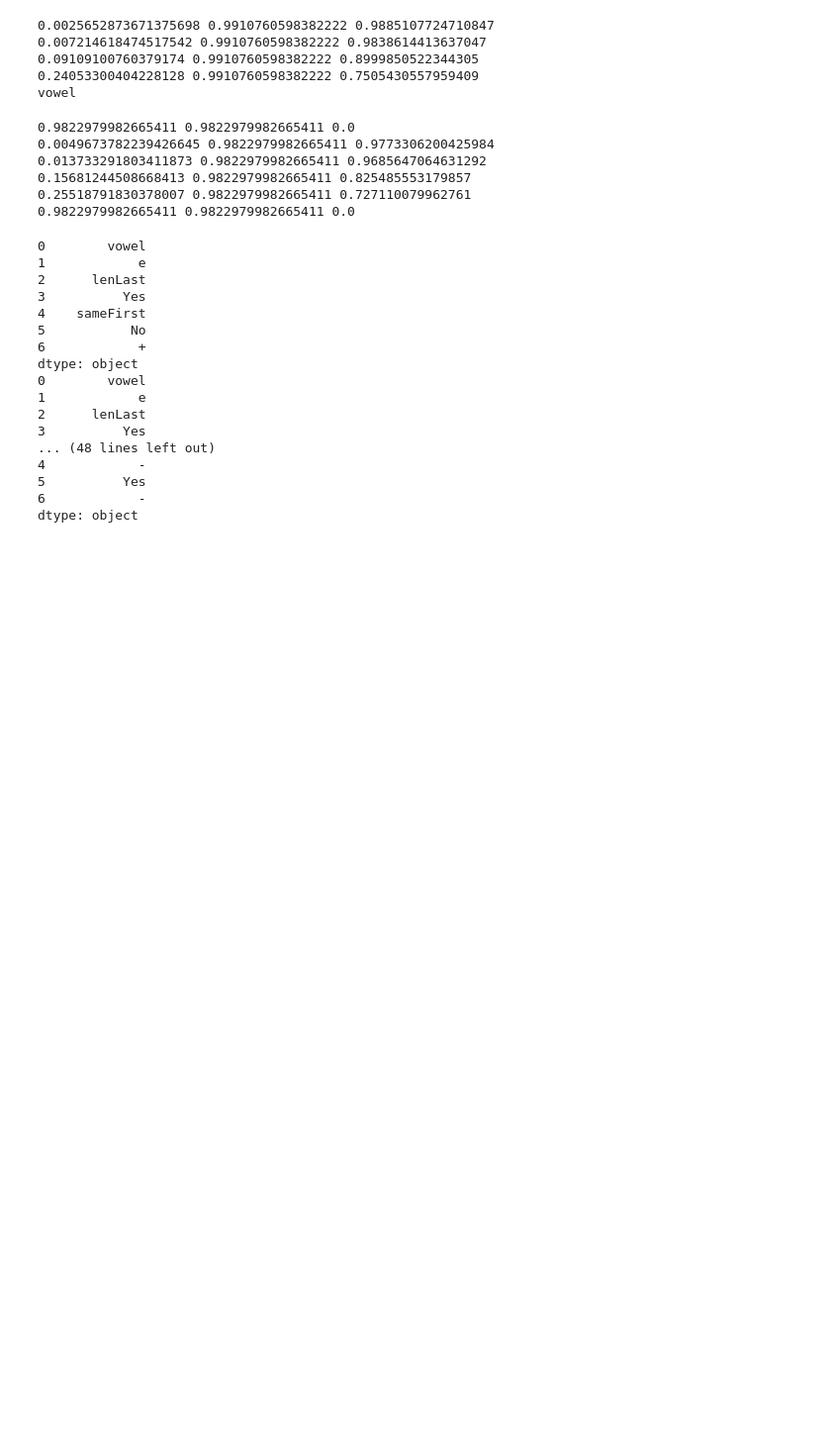
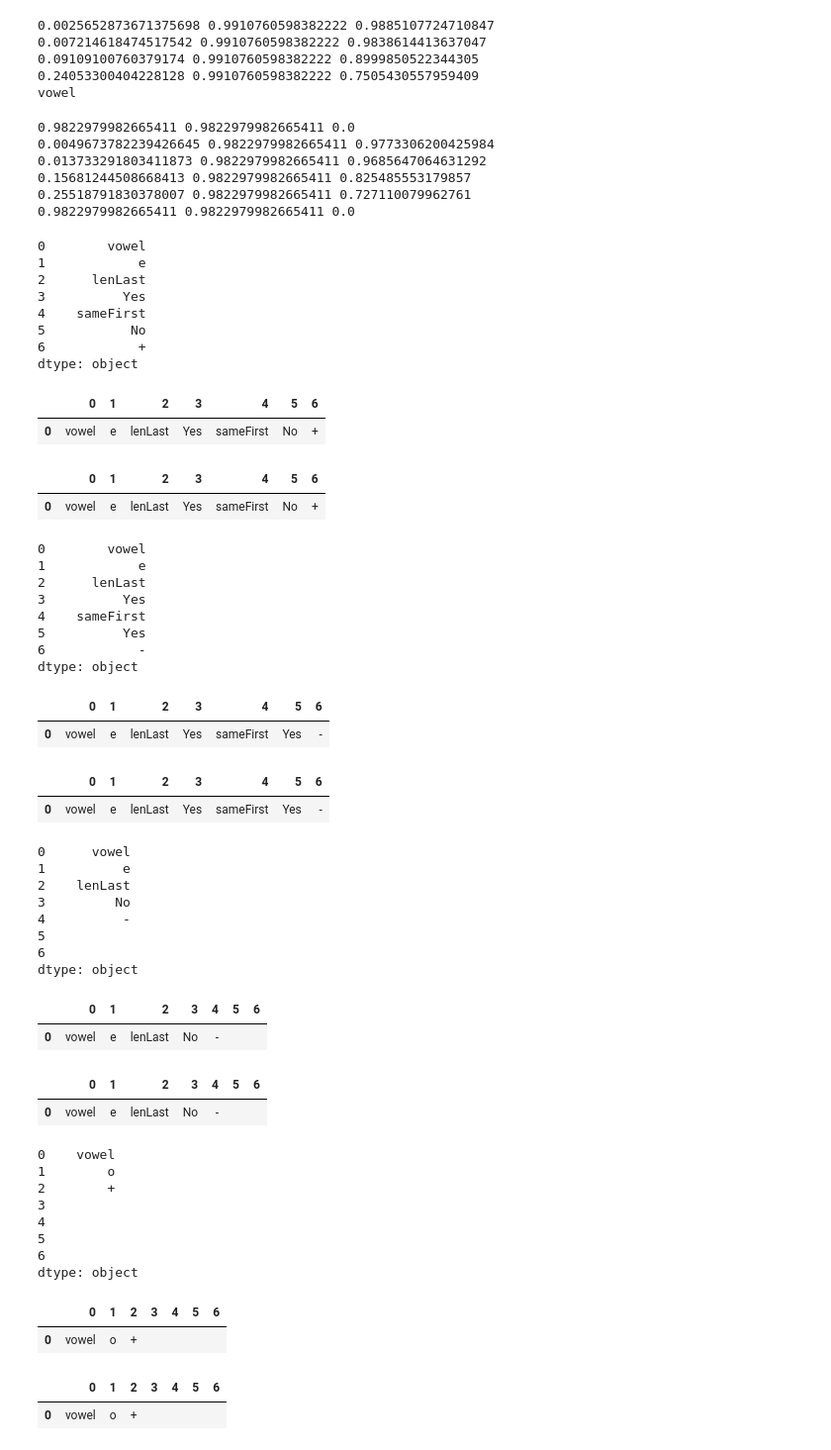
Before and after one commit to hunterwr/Homework01, a Jupyter notebook: Homework01.ipynb, the cells around one changed output. Shown at 99% size. Saved outputs shown, nothing was run; the diff lists cells and outputs as text; code cells hidden in the pictures; blank space fills up the shorter version.

```diff
--- a/Homework01.ipynb
+++ b/Homework01.ipynb
@@ -200,7 +200,7 @@ calc_collision_entropy(df, 'Badge')
 0.25518791830378007 0.9822979982665411 0.727110079962761
 0.9822979982665411 0.9822979982665411 0.0
 # %%
-def buildID3(df, predicted_column, path, current_depth=0):
+def buildID3(df, predicted_column, path, current_depth=0, tree=pd.DataFrame()):
     #Calculate the overall entropy of the dataframe
 
 
@@ -212,6 +212,11 @@ def buildID3(df, predicted_column, path, current_depth=0):
     if overall_entropy == 0:
         path.at[current_depth] = label
         print(path)
+        temp = pd.DataFrame(path).T
+        display(temp)
+        tree = tree.append(pd.DataFrame(path).T, ignore_index=True)
+        display(tree)
+
     else:
     #Find the next node
         highest_gain = 0
@@ -240,26 +245,59 @@ def buildID3(df, predicted_column, path, current_depth=0):
         for value in df[split_on].unique():
             path.at[current_depth] = value
             current_depth += 1
-            buildID3(df[df[split_on] == value], predicted_column, path, current_depth)
+            buildID3(df[df[split_on] == value], predicted_column, path, current_depth, tree)
             path.at[current_depth] = ''
             current_depth -= 1
+            path.at[current_depth] = ''
+    return tree
 # %%
-buildID3(df, 'Badge', pd.Series())
+tree = buildID3(df, 'Badge', pd.Series())
 # %% [output]
 0        vowel
 1            e
 2      lenLast
 3          Yes
 4    sameFirst
 5           No
 6            +
 dtype: object
-0        vowel
-1            e
-2      lenLast
-3          Yes
-... (48 lines left out)
-4            -
-5          Yes
-6            -
-dtype: object
+|  | 0 | 1 | 2 | 3 | 4 | 5 | 6 |
+| 0 | vowel | e | lenLast | Yes | sameFirst | No | + |
+|  | 0 | 1 | 2 | 3 | 4 | 5 | 6 |
+| 0 | vowel | e | lenLast | Yes | sameFirst | No | + |
+0        vowel
+1            e
+2      lenLast
+3          Yes
+4    sameFirst
+5          Yes
+6            -
+dtype: object
+|  | 0 | 1 | 2 | 3 | 4 | 5 | 6 |
+| 0 | vowel | e | lenLast | Yes | sameFirst | Yes | - |
+|  | 0 | 1 | 2 | 3 | 4 | 5 | 6 |
+| 0 | vowel | e | lenLast | Yes | sameFirst | Yes | - |
+0      vowel
+1          e
+2    lenLast
+3         No
+4          -
+5
+6
+dtype: object
+|  | 0 | 1 | 2 | 3 | 4 | 5 | 6 |
+| 0 | vowel | e | lenLast | No | - |  |  |
+|  | 0 | 1 | 2 | 3 | 4 | 5 | 6 |
+| 0 | vowel | e | lenLast | No | - |  |  |
+0    vowel
+1        o
+2        +
+3
+4
+5
+6
+dtype: object
+|  | 0 | 1 | 2 | 3 | 4 | 5 | 6 |
+| 0 | vowel | o | + |  |  |  |  |
+|  | 0 | 1 | 2 | 3 | 4 | 5 | 6 |
+| 0 | vowel | o | + |  |  |  |  |
```
Also changed, not shown: parts of 2 cells of this notebook.
